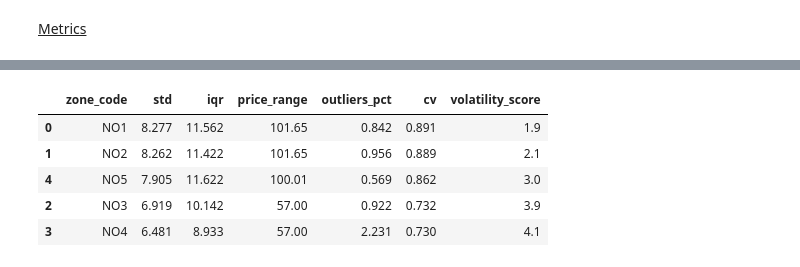
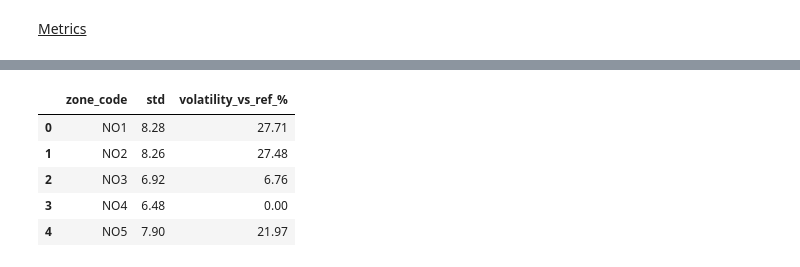
Before and after one commit to huugoox/tfg, a Jupyter notebook: NordPoool/analysis/EDA_Prices.ipynb, the cells around one changed output, grey strips where cells are left out. Cells and saved outputs as stored; diff of their text form; code cells hidden in the pictures.

```diff
--- a/NordPoool/analysis/EDA_Prices.ipynb
+++ b/NordPoool/analysis/EDA_Prices.ipynb
@@ -236,38 +231,17 @@ Revisar
-# %%
-# Copy table
-volatility_ranking = volatility_stats.copy()
-
-# Rankings (higher = more volatile)
-volatility_ranking["rank_std"] = volatility_ranking["std"].rank(ascending=False)
-volatility_ranking["rank_iqr"] = volatility_ranking["iqr"].rank(ascending=False)
-volatility_ranking["rank_range"] = volatility_ranking["price_range"].rank(ascending=False)
-volatility_ranking["rank_outliers"] = volatility_ranking["outliers_pct"].rank(ascending=False)
-volatility_ranking["rank_cv"] = volatility_ranking["cv"].rank(ascending=False)
-
-# Final score (simple average)
-volatility_ranking["volatility_score"] = volatility_ranking[
-    ["rank_std", "rank_iqr", "rank_range", "rank_outliers", "rank_cv"]
-].mean(axis=1)
-
-# Sort (lower score = more volatile)
-volatility_ranking = volatility_ranking.sort_values("volatility_score")
-
-# Final table
-volatility_ranking[
-    [
-        "zone_code",
-        "std",
-        "iqr",
-        "price_range",
-        "outliers_pct",
-        "cv",
-        "volatility_score"
-    ]
-].round(3)
-# %% [output]
-|  | zone_code | std | iqr | price_range | outliers_pct | cv | volatility_score |
-| 0 | NO1 | 8.277 | 11.562 | 101.65 | 0.842 | 0.891 | 1.9 |
-| 1 | NO2 | 8.262 | 11.422 | 101.65 | 0.956 | 0.889 | 2.1 |
-| 4 | NO5 | 7.905 | 11.622 | 100.01 | 0.569 | 0.862 | 3.0 |
-| 2 | NO3 | 6.919 | 10.142 | 57.00 | 0.922 | 0.732 | 3.9 |
-| 3 | NO4 | 6.481 | 8.933 | 57.00 | 2.231 | 0.730 | 4.1 |
+# %%
+ref_zone = volatility_stats.loc[volatility_stats["std"].idxmin()]
+
+ref_std = ref_zone["std"]
+
+volatility_stats["volatility_vs_ref_%"] = (
+    (volatility_stats["std"] - ref_std) / ref_std * 100
+)
+
+volatility_stats[["zone_code", "std", "volatility_vs_ref_%"]].round(2)
+# %% [output]
+|  | zone_code | std | volatility_vs_ref_% |
+| 0 | NO1 | 8.28 | 27.71 |
+| 1 | NO2 | 8.26 | 27.48 |
+| 2 | NO3 | 6.92 | 6.76 |
+| 3 | NO4 | 6.48 | 0.00 |
+| 4 | NO5 | 7.90 | 21.97 |
```
Also changed, not shown: parts of 3 cells of this notebook, 3 other files.
